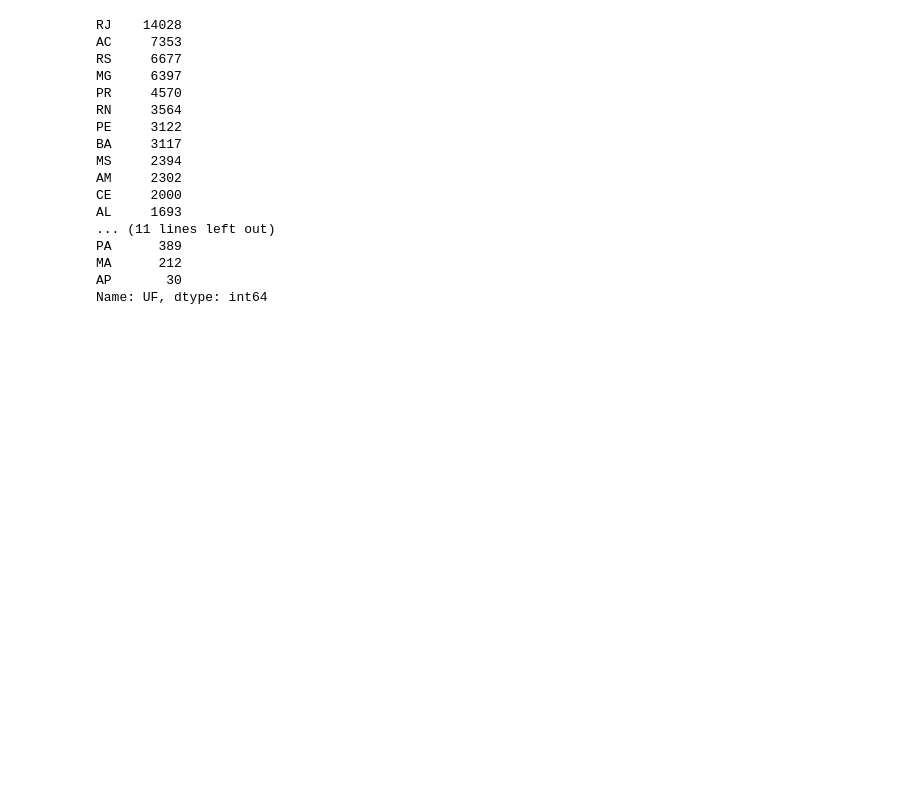
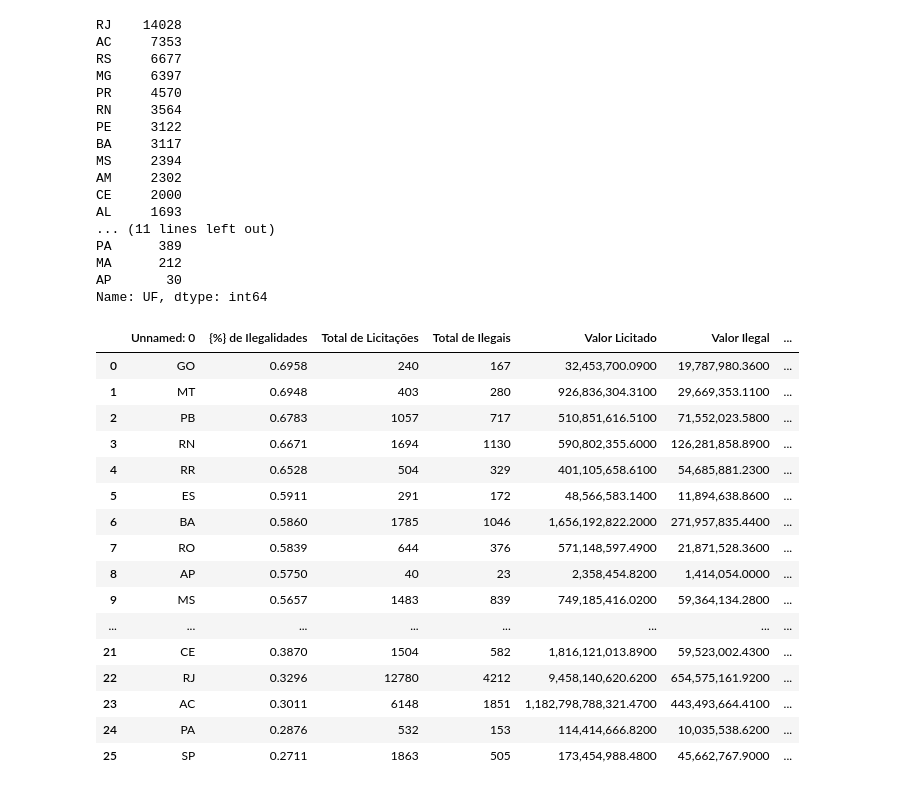
Before and after one commit to ednaelxd/residencia2, a Jupyter notebook: notebooks_TO_DELETE/kpi_creation.ipynb, the cells around one changed output. Saved outputs shown, nothing was run; the diff lists cells and outputs as text; code cells hidden in the pictures; blank space fills up the shorter version.

```diff
--- a/notebooks_TO_DELETE/kpi_creation.ipynb
+++ b/notebooks_TO_DELETE/kpi_creation.ipynb
@@ -113,3 +113,27 @@ PA      389
 MA      212
 AP       30
 Name: UF, dtype: int64
+# %%
+import pandas as pd
+ll = pd.read_csv('../data/fraudes.csv')
+# %%
+pd.options.display.float_format = '{:,.4f}'.format
+ll
+# %% [output]
+|  | Unnamed: 0 | {%} de Ilegalidades | Total de Licitações | Total de Ilegais | Valor Licitado | Valor Ilegal | ... |
+| 0 | GO | 0.6958 | 240 | 167 | 32,453,700.0900 | 19,787,980.3600 | ... |
+| 1 | MT | 0.6948 | 403 | 280 | 926,836,304.3100 | 29,669,353.1100 | ... |
+| 2 | PB | 0.6783 | 1057 | 717 | 510,851,616.5100 | 71,552,023.5800 | ... |
+| 3 | RN | 0.6671 | 1694 | 1130 | 590,802,355.6000 | 126,281,858.8900 | ... |
+| 4 | RR | 0.6528 | 504 | 329 | 401,105,658.6100 | 54,685,881.2300 | ... |
+| 5 | ES | 0.5911 | 291 | 172 | 48,566,583.1400 | 11,894,638.8600 | ... |
+| 6 | BA | 0.5860 | 1785 | 1046 | 1,656,192,822.2000 | 271,957,835.4400 | ... |
+| 7 | RO | 0.5839 | 644 | 376 | 571,148,597.4900 | 21,871,528.3600 | ... |
+| 8 | AP | 0.5750 | 40 | 23 | 2,358,454.8200 | 1,414,054.0000 | ... |
+| 9 | MS | 0.5657 | 1483 | 839 | 749,185,416.0200 | 59,364,134.2800 | ... |
+| ... | ... | ... | ... | ... | ... | ... | ... |
+| 21 | CE | 0.3870 | 1504 | 582 | 1,816,121,013.8900 | 59,523,002.4300 | ... |
+| 22 | RJ | 0.3296 | 12780 | 4212 | 9,458,140,620.6200 | 654,575,161.9200 | ... |
+| 23 | AC | 0.3011 | 6148 | 1851 | 1,182,798,788,321.4700 | 443,493,664.4100 | ... |
+| 24 | PA | 0.2876 | 532 | 153 | 114,414,666.8200 | 10,035,538.6200 | ... |
+| 25 | SP | 0.2711 | 1863 | 505 | 173,454,988.4800 | 45,662,767.9000 | ... |
```
Also changed, not shown: 5 other files.
